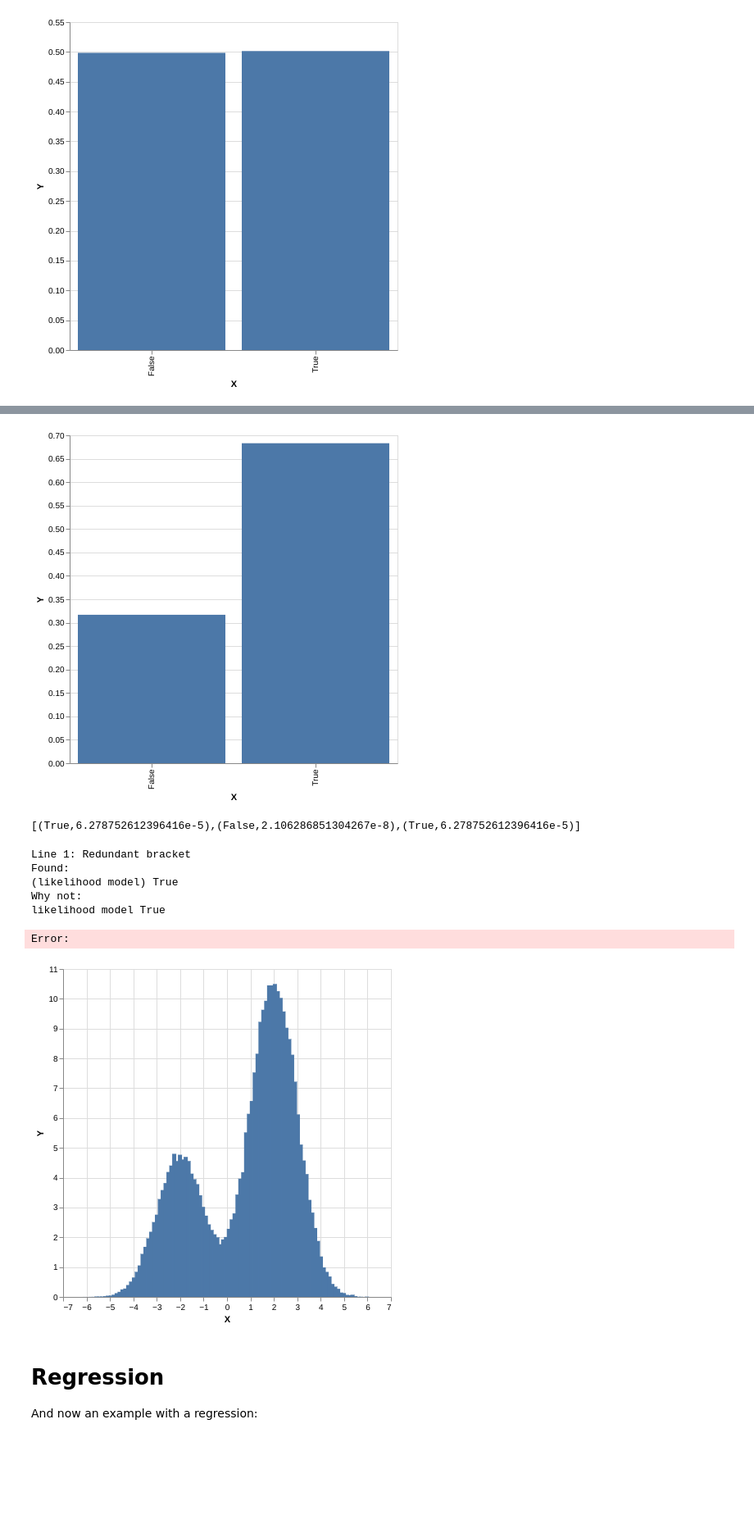
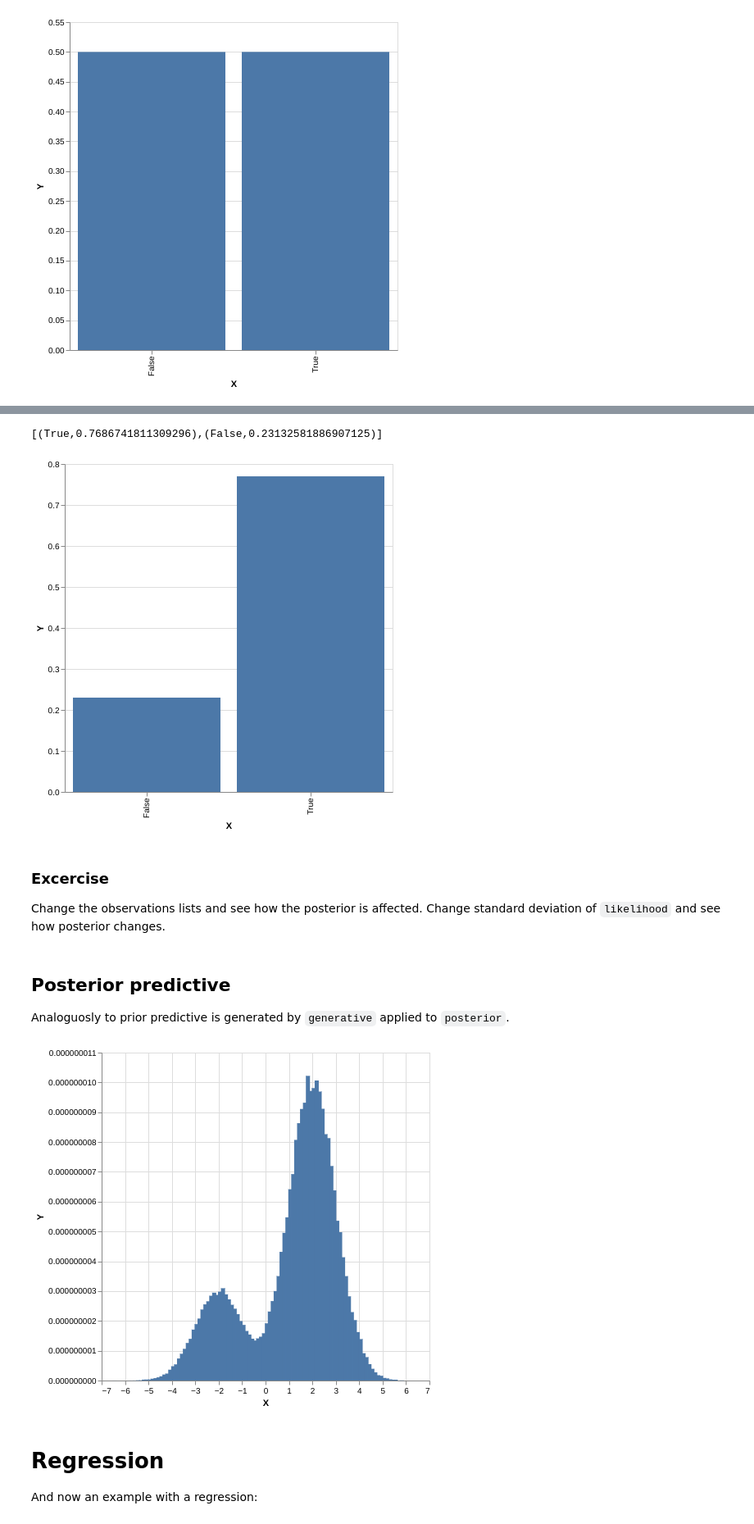
Before and after one commit to tweag/monad-bayes, a Jupyter notebook: notebooks/tutorials/Bayesian.ipynb, the cells around one changed output, grey strips where cells are left out. Shown at 82% size. Cells and saved outputs as stored; diff of their text form; code cells hidden in the pictures; blank space fills up the shorter version.

Commit message:
Add description of Bayesian model with excercise for the reader

```diff
--- a/notebooks/tutorials/Bayesian.ipynb
+++ b/notebooks/tutorials/Bayesian.ipynb
@@ -53,26 +73,27 @@ normalPdf :: Double -> Double -> Double -> Log Double   -- Defined in ‘Control
+# %%
+observations2 = [-2.3, -2, 0, 0.3, 2, 2.3]
+sampler $ toEmpiricalWeighted <$> replicateM 100000 (weighted $ posterior model observations2)
+# %% [output]
+[(True,0.7686741811309296),(False,0.23132581886907125)]
 # %%
 sampler $
     plot . fmap (bimap (T.pack . show) (ln . exp)) . toEmpiricalWeighted <$>
-    replicateM 1000 (weighted $ posterior model [3,3,3,3,-3,-2.8,-3,-3])
+    replicateM 1000 (weighted $ posterior model observations2)
 # %% [output]
-[figure, old version]
+[figure, new version]
-# %%
- sampler $ replicateM 3 (weighted $ posterior model [0,2,0,0])
-# %% [output]
-[(True,6.278752612396416e-5),(False,2.106286851304267e-8),(True,6.278752612396416e-5)]
-# %%
-(likelihood model) True 0.1
-# %% [output]
-Line 1: Redundant bracket
-Found:
-(likelihood model) True
-Why not:
-likelihood model True
-Error:
+# %% [markdown]
+### Excercise
+
+Change the observations lists and see how the posterior is affected.
+Change standard deviation of `likelihood` and see how posterior changes.
+# %% [markdown]
+## Posterior predictive
+
+Analoguosly to prior predictive is generated by `generative` applied to `posterior`.
 # %%
-sampler $ plot . histogramToList . histogram 100 <$> replicateM 100000 (weighted $ posteriorPredictive model [0.1,0.1])
+sampler $ plot . histogramToList . histogram 100 <$> replicateM 100000 (weighted $ posteriorPredictive model observations2)
 # %% [output]
-[figure, old version]
+[figure, new version]
 # %% [markdown]
 # Regression
 
```
Also changed, not shown: parts of 10 cells of this notebook, 1 other file.
